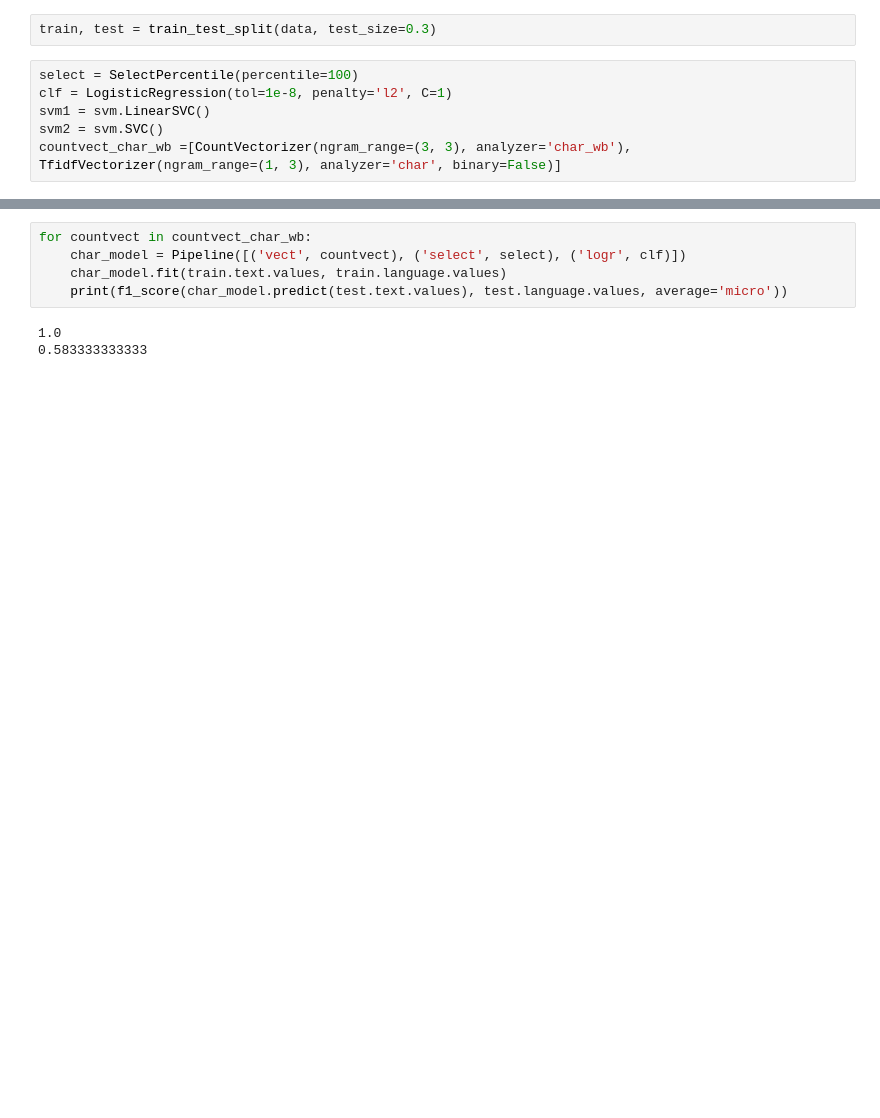
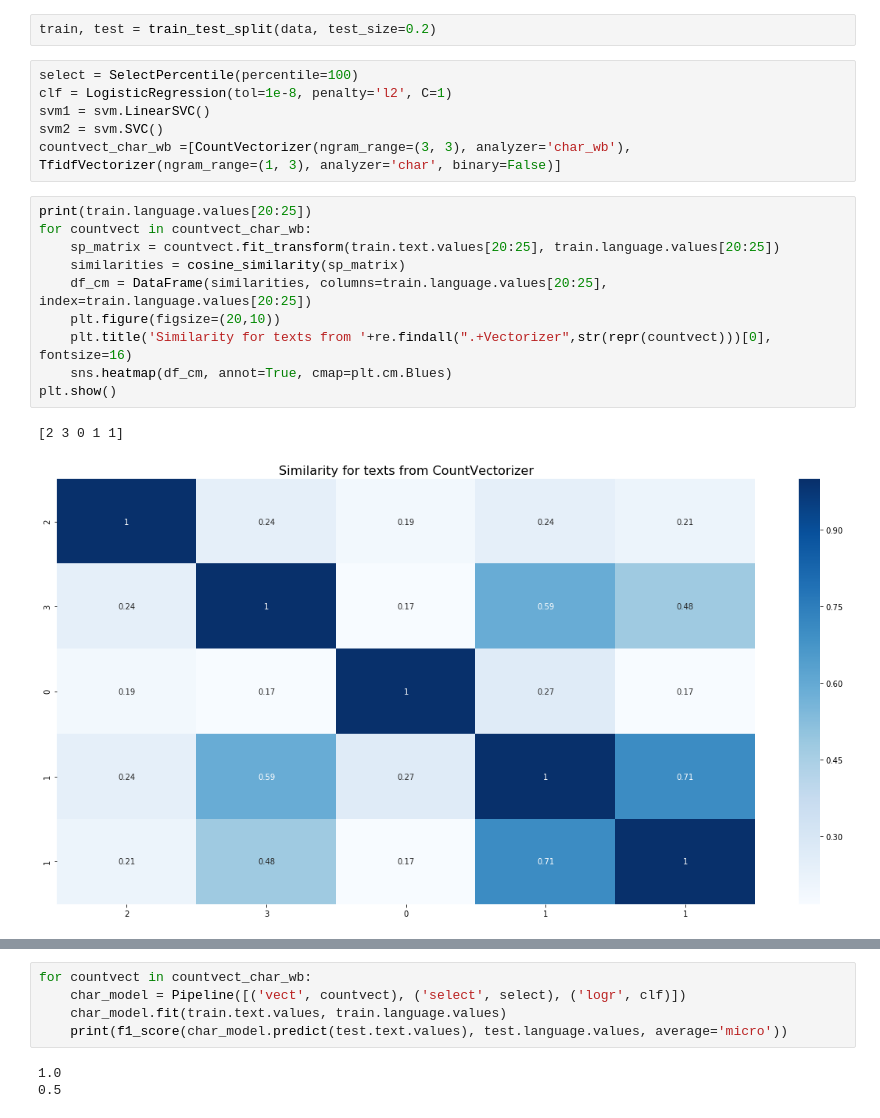
Before and after one commit to lilaspourpre/compling, a Jupyter notebook: hw1.ipynb, the cells around one changed output, grey strips where cells are left out. Drawn from its saved outputs; the diff is of its cells as text; blank space fills up the shorter version.

```diff
--- a/hw1.ipynb
+++ b/hw1.ipynb
@@ -106,10 +157,23 @@ data.to_csv('wikipedia_languages.csv')
 # %%
 data = DataFrame.from_csv('wikipedia_languages.csv', encoding='utf-8')
 # %%
-train, test = train_test_split(data, test_size=0.3)
+train, test = train_test_split(data, test_size=0.2)
 # %%
 select = SelectPercentile(percentile=100)
 clf = LogisticRegression(tol=1e-8, penalty='l2', C=1)
 svm1 = svm.LinearSVC()
 svm2 = svm.SVC()
 countvect_char_wb =[CountVectorizer(ngram_range=(3, 3), analyzer='char_wb'), TfidfVectorizer(ngram_range=(1, 3), analyzer='char', binary=False)]
+# %%
+print(train.language.values[20:25])
+for countvect in countvect_char_wb:
+    sp_matrix = countvect.fit_transform(train.text.values[20:25], train.language.values[20:25])
+    similarities = cosine_similarity(sp_matrix)
+    df_cm = DataFrame(similarities, columns=train.language.values[20:25], index=train.language.values[20:25])
+    plt.figure(figsize=(20,10))
+    plt.title('Similarity for texts from '+re.findall(".+Vectorizer",str(repr(countvect)))[0], fontsize=16)
+    sns.heatmap(df_cm, annot=True, cmap=plt.cm.Blues)
+plt.show()
+# %% [output]
+[2 3 0 1 1]
+[figure, added]
@@ -120,4 +185,4 @@ for countvect in countvect_char_wb:
     print(f1_score(char_model.predict(test.text.values), test.language.values, average='micro'))
 # %% [output]
 1.0
-0.583333333333
+0.5
```
Also changed, not shown: parts of 13 cells of this notebook.
